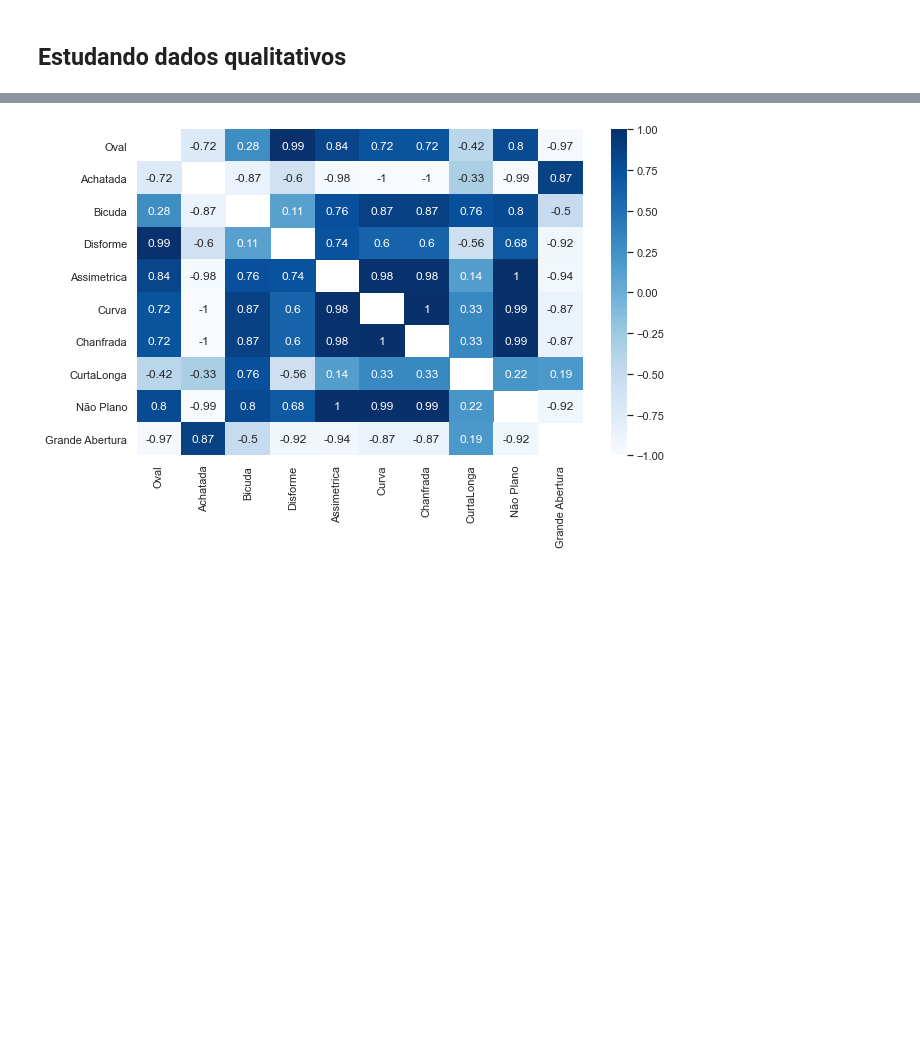
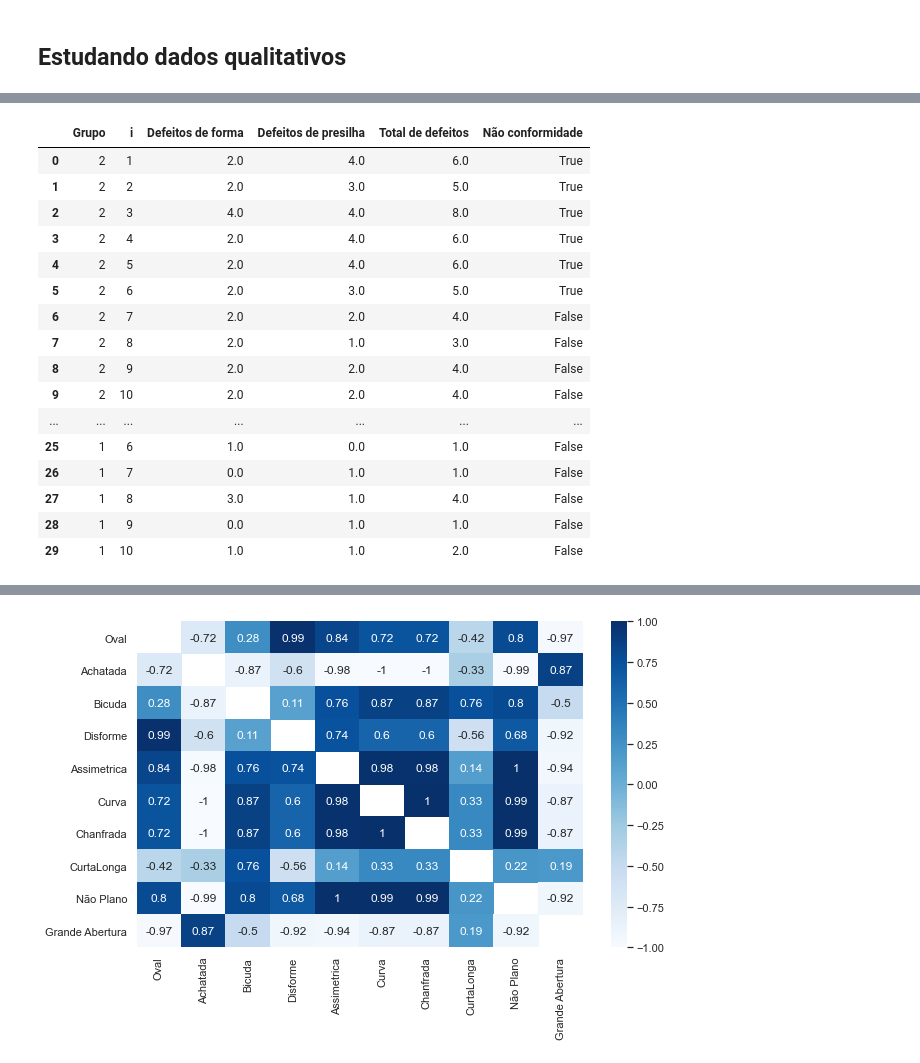
Before and after one commit to LucasHattoriCosta/Poli, a Jupyter notebook: Qualidade/L2/L2.ipynb, the cells around one changed output, grey strips where cells are left out. Saved outputs shown, nothing was run; the diff lists cells and outputs as text; code cells hidden in the pictures; blank space fills up the shorter version.

```diff
--- a/Qualidade/L2/L2.ipynb
+++ b/Qualidade/L2/L2.ipynb
@@ -94,3 +95,23 @@ nao_conformidade_file.close()
+# %%
+nao_conformidade
+# %% [output]
+|  | Grupo | i | Defeitos de forma | Defeitos de presilha | Total de defeitos | Não conformidade |
+| 0 | 2 | 1 | 2.0 | 4.0 | 6.0 | True |
+| 1 | 2 | 2 | 2.0 | 3.0 | 5.0 | True |
+| 2 | 2 | 3 | 4.0 | 4.0 | 8.0 | True |
+| 3 | 2 | 4 | 2.0 | 4.0 | 6.0 | True |
+| 4 | 2 | 5 | 2.0 | 4.0 | 6.0 | True |
+| 5 | 2 | 6 | 2.0 | 3.0 | 5.0 | True |
+| 6 | 2 | 7 | 2.0 | 2.0 | 4.0 | False |
+| 7 | 2 | 8 | 2.0 | 1.0 | 3.0 | False |
+| 8 | 2 | 9 | 2.0 | 2.0 | 4.0 | False |
+| 9 | 2 | 10 | 2.0 | 2.0 | 4.0 | False |
+| ... | ... | ... | ... | ... | ... | ... |
+| 25 | 1 | 6 | 1.0 | 0.0 | 1.0 | False |
+| 26 | 1 | 7 | 0.0 | 1.0 | 1.0 | False |
+| 27 | 1 | 8 | 3.0 | 1.0 | 4.0 | False |
+| 28 | 1 | 9 | 0.0 | 1.0 | 1.0 | False |
+| 29 | 1 | 10 | 1.0 | 1.0 | 2.0 | False |
 # %%
 table = nao_conformidade.groupby(['Grupo']).sum().drop(columns = ['i'])
 # %%
```
Also changed, not shown: parts of 3 cells of this notebook, 4 other files.
